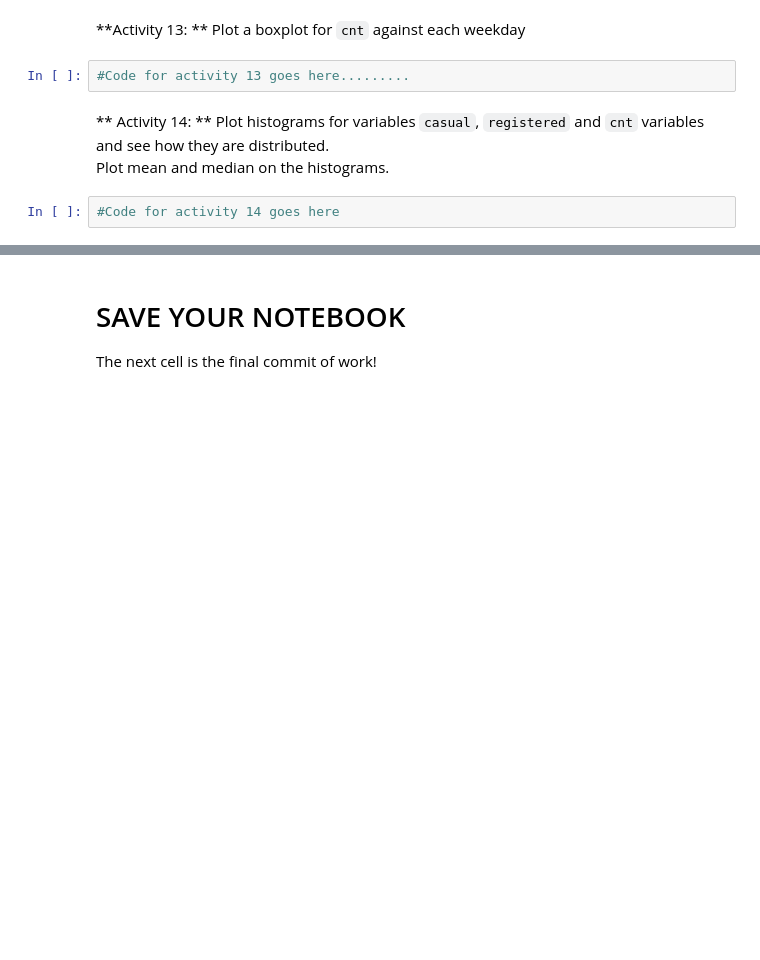
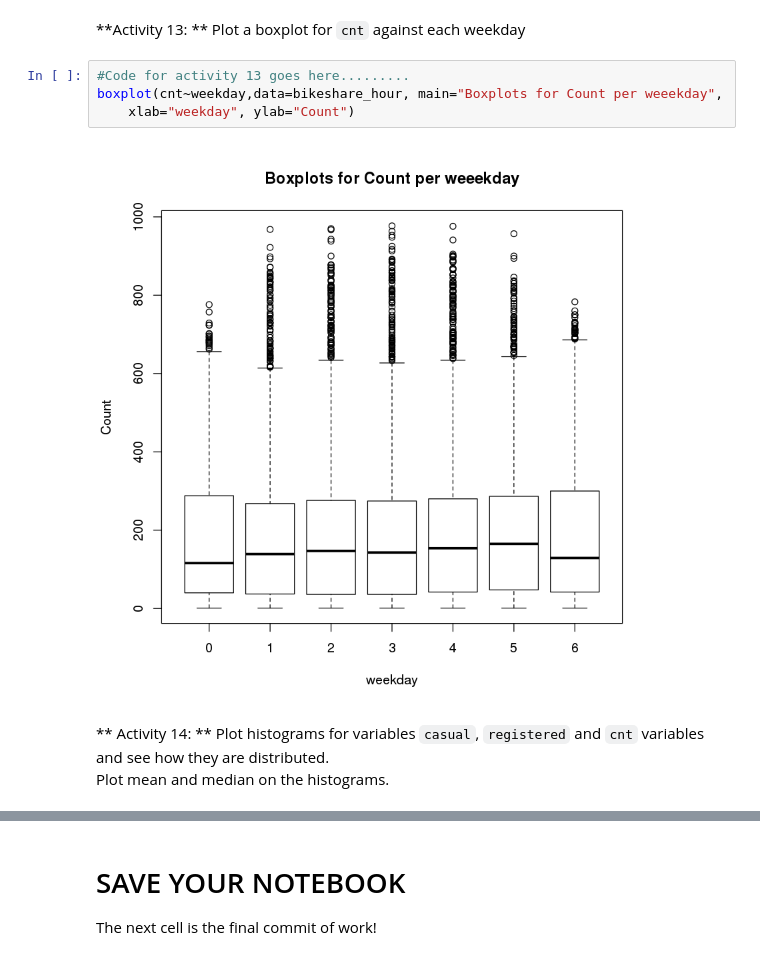
Before and after one commit to asouleymane/Mat-Stat-foundations, a Jupyter notebook: modules/module1/exercises/exercises.ipynb, the cells around one changed output, grey strips where cells are left out. Saved outputs shown, nothing was run; the diff lists cells and outputs as text; blank space fills up the shorter version.

```diff
--- a/modules/module1/exercises/exercises.ipynb
+++ b/modules/module1/exercises/exercises.ipynb
@@ -341,8 +384,10 @@ day_sums
 **Activity 13: ** Plot a boxplot for `cnt` against each weekday
 # %%
 #Code for activity 13 goes here.........
+boxplot(cnt~weekday,data=bikeshare_hour, main="Boxplots for Count per weeekday",
+  	xlab="weekday", ylab="Count")
+# %% [output]
+[figure, added]
 # %% [markdown]
 ** Activity 14: ** Plot histograms for variables `casual`, `registered` and `cnt` variables and see how they are distributed.
 Plot mean and median on the histograms.
-# %%
-#Code for activity 14 goes here
```
Also changed, not shown: parts of 10 cells of this notebook.
